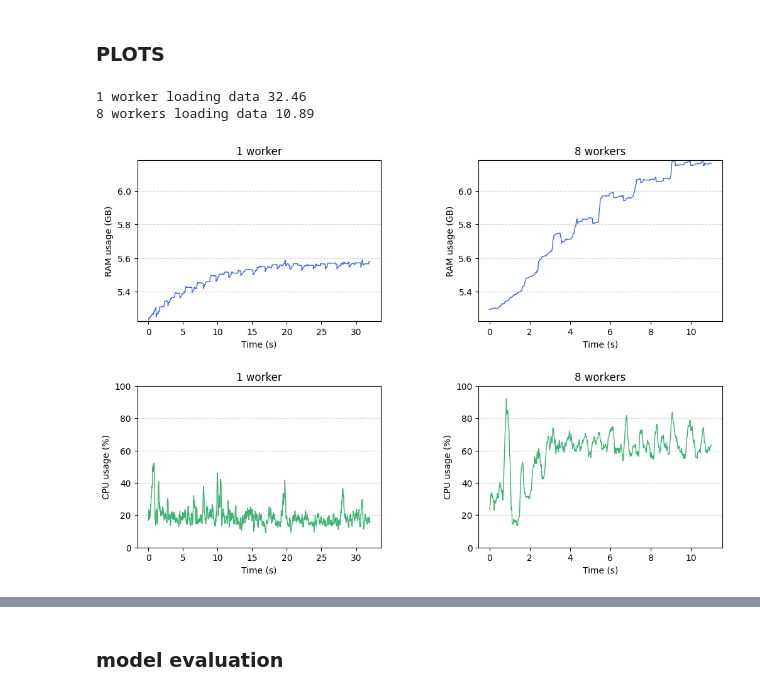
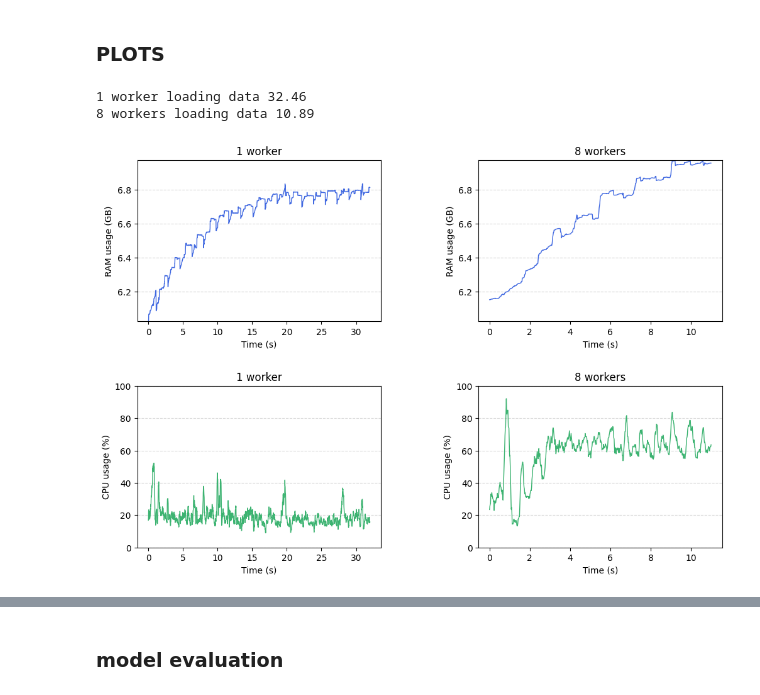
Before and after one commit to gitaler/spark_autoencoder_recommender, a Jupyter notebook: plots and stats.ipynb, the cells around one changed output, grey strips where cells are left out. Drawn from its saved outputs; the diff is of its cells as text; code cells hidden in the pictures.

```diff
--- a/plots and stats.ipynb
+++ b/plots and stats.ipynb
@@ -139,14 +137,14 @@ def plot_3_2(step, train_plot, single_cpu_mavg, single_ram_mavg, distr_cpu_mavg,
 # %%
 # 0 data loading
 plot_2_2(step=0,
-         single_conf='80_1',
-         distr_conf='60_8',
+         single_conf='60_1',
+         distr_conf='80_1',
          single_mavg=10,
          distr_mavg=10)
 # %% [output]
 1 worker loading data 32.46
 8 workers loading data 10.89
-[figure, old version]
+[figure, new version]
 # %%
 # 1 ratings prep
 plot_2_2(step=1,
```
Also changed, not shown: parts of 7 cells of this notebook.
